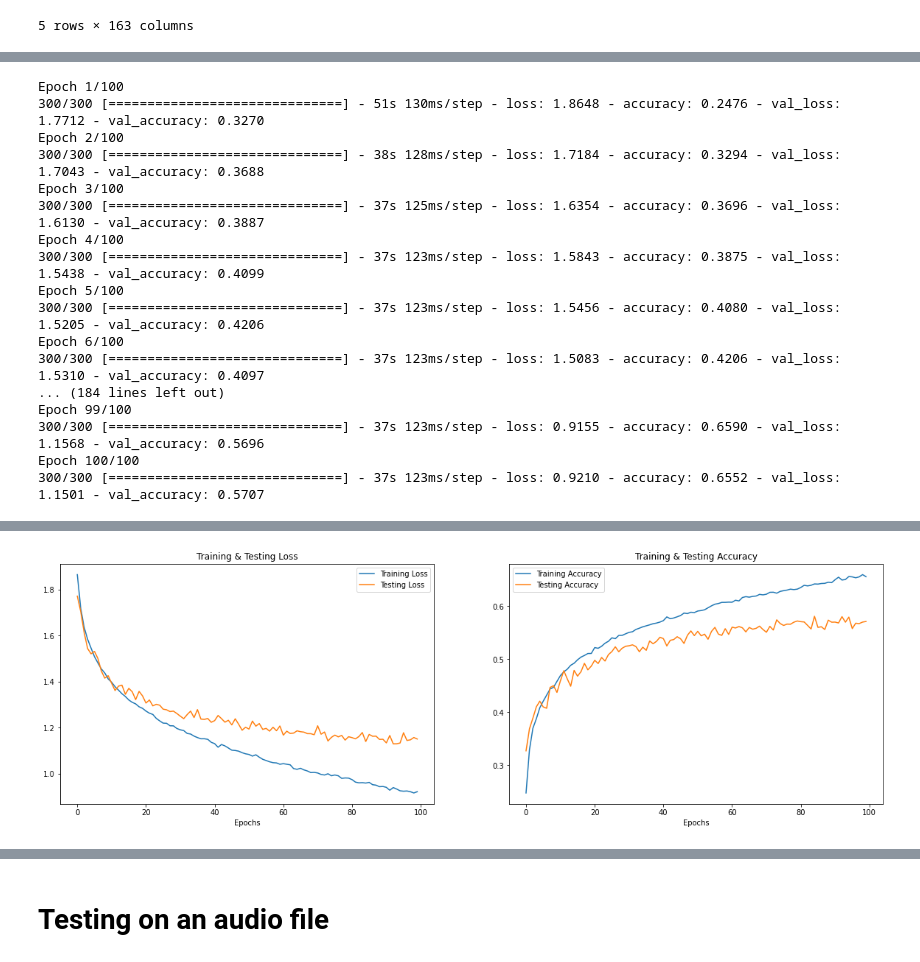
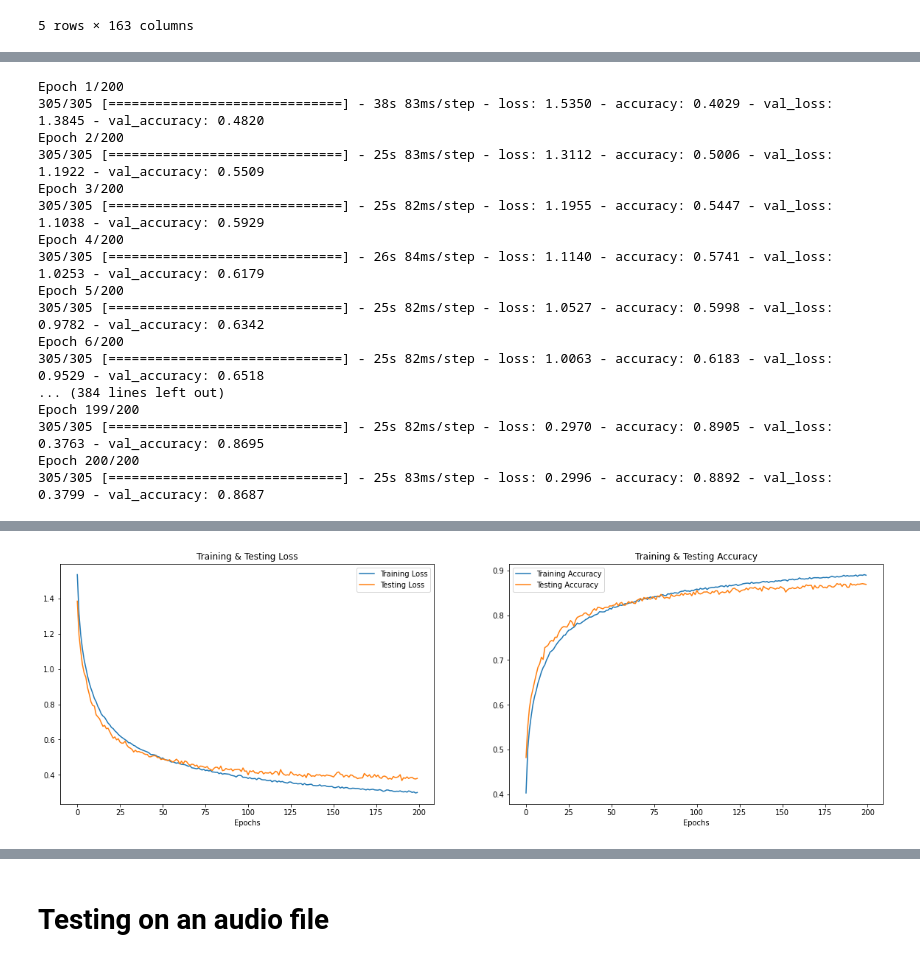
Before and after one commit to palash-21/Speech-Emotion-Recognition, a Jupyter notebook: Notebook.ipynb, the cells around one changed output, grey strips where cells are left out. Saved outputs shown, nothing was run; the diff lists cells and outputs as text; code cells hidden in the pictures.

```diff
--- a/Notebook.ipynb
+++ b/Notebook.ipynb
@@ -1350,29 +1309,25 @@ x_train.shape, y_train.shape, x_test.shape, y_test.shape
 # %%
-model=Sequential()
-model.add(Conv1D(1024, kernel_size=5, strides=1, padding='same', activation='relu', input_shape=(x_train.shape[1], 1)))
-model.add(MaxPooling1D(pool_size=2, strides = 2, padding = 'same'))
-
-model.add(Conv1D(512, kernel_size=5, strides=1, padding='same', activation='relu'))
-model.add(MaxPooling1D(pool_size=5, strides = 2, padding = 'same'))
+# Creating model
+model = Sequential()
+model.add(Conv1D(256, kernel_size=5, strides=1, padding='same', activation='relu',input_shape=(x_train.shape[1], 1)))
 
 model.add(Conv1D(256, kernel_size=5, strides=1, padding='same', activation='relu'))
 model.add(MaxPooling1D(pool_size=5, strides = 2, padding = 'same'))
-model.add(Dropout(0.8))
+model.add(Dropout(0.4))
 
 model.add(Conv1D(128, kernel_size=5, strides=1, padding='same', activation='relu'))
 model.add(MaxPooling1D(pool_size=5, strides = 2, padding = 'same'))
-#model.add(Dropout(0.6))
+model.add(Dropout(0.4))
 
 model.add(Conv1D(64, kernel_size=5, strides=1, padding='same', activation='relu'))
 model.add(MaxPooling1D(pool_size=5, strides = 2, padding = 'same'))
-model.add(Dropout(0.8))
+#model.add(Dropout(0.4))
 
 model.add(Flatten())
-model.add(Dense(units=32, activation='relu'))
-#model.add(Dropout(0.3))
+model.add(Dense(64,activation='relu'))
+model.add(Dense(7,activation='softmax'))
 
-model.add(Dense(units=7, activation='softmax'))
-model.compile(optimizer = 'adam' , loss = 'categorical_crossentropy' , metrics = ['accuracy'])
+model.compile(loss='categorical_crossentropy', optimizer='Adam', metrics=['accuracy'])
 model.summary()
 # %% [output]
 Model: "sequential"
@@ -1395,27 +1354,28 @@ _________________________________________________________________
 # %%
-history=model.fit(x_train, y_train, batch_size=128, epochs=100, validation_data=(x_test, y_test))
+# Training
+history=model.fit(x_train, y_train, batch_size=256, epochs=200, validation_data=(x_test, y_test))
 # %% [output]
-Epoch 1/100
-300/300 [==============================] - 51s 130ms/step - loss: 1.8648 - accuracy: 0.2476 - val_loss: 1.7712 - val_accuracy: 0.3270
-Epoch 2/100
-300/300 [==============================] - 38s 128ms/step - loss: 1.7184 - accuracy: 0.3294 - val_loss: 1.7043 - val_accuracy: 0.3688
-Epoch 3/100
-300/300 [==============================] - 37s 125ms/step - loss: 1.6354 - accuracy: 0.3696 - val_loss: 1.6130 - val_accuracy: 0.3887
-Epoch 4/100
-300/300 [==============================] - 37s 123ms/step - loss: 1.5843 - accuracy: 0.3875 - val_loss: 1.5438 - val_accuracy: 0.4099
-Epoch 5/100
-300/300 [==============================] - 37s 123ms/step - loss: 1.5456 - accuracy: 0.4080 - val_loss: 1.5205 - val_accuracy: 0.4206
-Epoch 6/100
-300/300 [==============================] - 37s 123ms/step - loss: 1.5083 - accuracy: 0.4206 - val_loss: 1.5310 - val_accuracy: 0.4097
-... (184 lines left out)
-Epoch 99/100
-300/300 [==============================] - 37s 123ms/step - loss: 0.9155 - accuracy: 0.6590 - val_loss: 1.1568 - val_accuracy: 0.5696
-Epoch 100/100
-300/300 [==============================] - 37s 123ms/step - loss: 0.9210 - accuracy: 0.6552 - val_loss: 1.1501 - val_accuracy: 0.5707
+Epoch 1/200
+305/305 [==============================] - 38s 83ms/step - loss: 1.5350 - accuracy: 0.4029 - val_loss: 1.3845 - val_accuracy: 0.4820
+Epoch 2/200
+305/305 [==============================] - 25s 83ms/step - loss: 1.3112 - accuracy: 0.5006 - val_loss: 1.1922 - val_accuracy: 0.5509
+Epoch 3/200
+305/305 [==============================] - 25s 82ms/step - loss: 1.1955 - accuracy: 0.5447 - val_loss: 1.1038 - val_accuracy: 0.5929
+Epoch 4/200
+305/305 [==============================] - 26s 84ms/step - loss: 1.1140 - accuracy: 0.5741 - val_loss: 1.0253 - val_accuracy: 0.6179
+Epoch 5/200
+305/305 [==============================] - 25s 82ms/step - loss: 1.0527 - accuracy: 0.5998 - val_loss: 0.9782 - val_accuracy: 0.6342
+Epoch 6/200
+305/305 [==============================] - 25s 82ms/step - loss: 1.0063 - accuracy: 0.6183 - val_loss: 0.9529 - val_accuracy: 0.6518
+... (384 lines left out)
+Epoch 199/200
+305/305 [==============================] - 25s 82ms/step - loss: 0.2970 - accuracy: 0.8905 - val_loss: 0.3763 - val_accuracy: 0.8695
+Epoch 200/200
+305/305 [==============================] - 25s 83ms/step - loss: 0.2996 - accuracy: 0.8892 - val_loss: 0.3799 - val_accuracy: 0.8687
 # %%
 print("Accuracy of our model on test data : " , model.evaluate(x_test,y_test)[1]*100 , "%")
 
-epochs = [i for i in range(100)]
+epochs = [i for i in range(200)]
 fig , ax = plt.subplots(1,2)
 train_acc = history.history['accuracy']
 train_loss = history.history['loss']
@@ -1441 +1401 @@ Accuracy of our model on test data :  57.07448124885559 %
-[figure, old version]
+[figure, new version]
```
Also changed, not shown: parts of 102 cells of this notebook.
